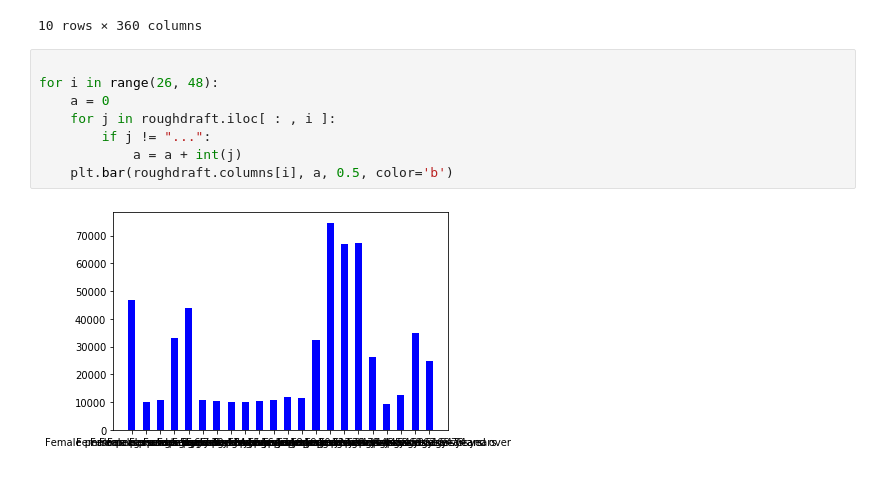
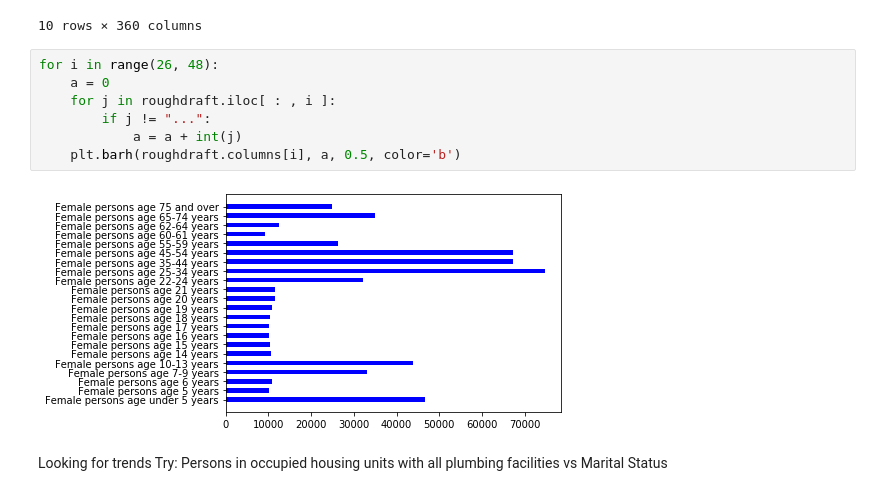
Before and after one commit to MangoOverlord/DataHacks2020, a Jupyter notebook: Dataset/CountingBlocks.ipynb, the cells around one changed output. Drawn from its saved outputs; the diff is of its cells as text.

```diff
--- a/Dataset/CountingBlocks.ipynb
+++ b/Dataset/CountingBlocks.ipynb
@@ -39,12 +39,17 @@ roughdraft.head(10)
 | 9 | Census Tract 2 | 3 | San Diego | 1,348 | 39 | ... |
 10 rows × 360 columns
 # %%
-
 for i in range(26, 48):
     a = 0
     for j in roughdraft.iloc[ : , i ]:
         if j != "...":
             a = a + int(j)
-    plt.bar(roughdraft.columns[i], a, 0.5, color='b')
+    plt.barh(roughdraft.columns[i], a, 0.5, color='b')
 # %% [output]
-[figure, old version]
+[figure, new version]
+# %% [markdown]
+Looking for trends
+Try:
+Persons in occupied housing units with all plumbing facilities
+vs
+Marital Status
```
Also changed, not shown: parts of 14 cells of this notebook.
